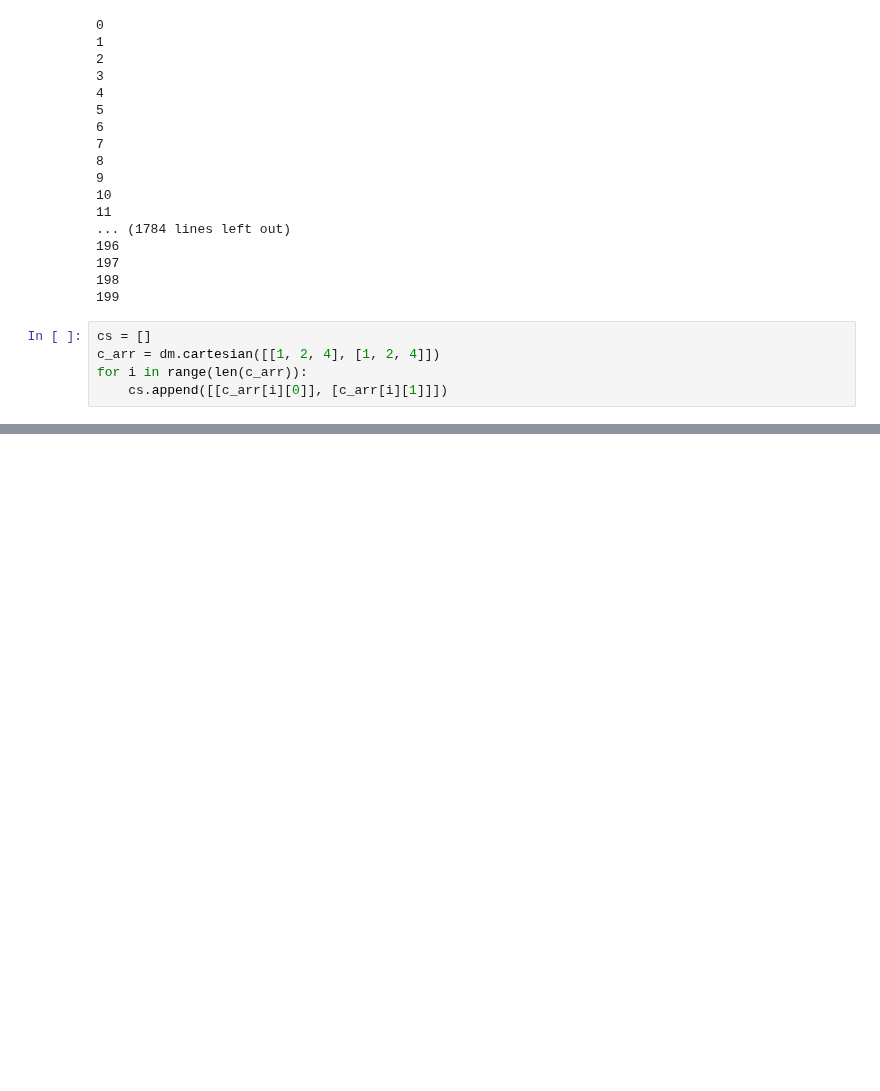
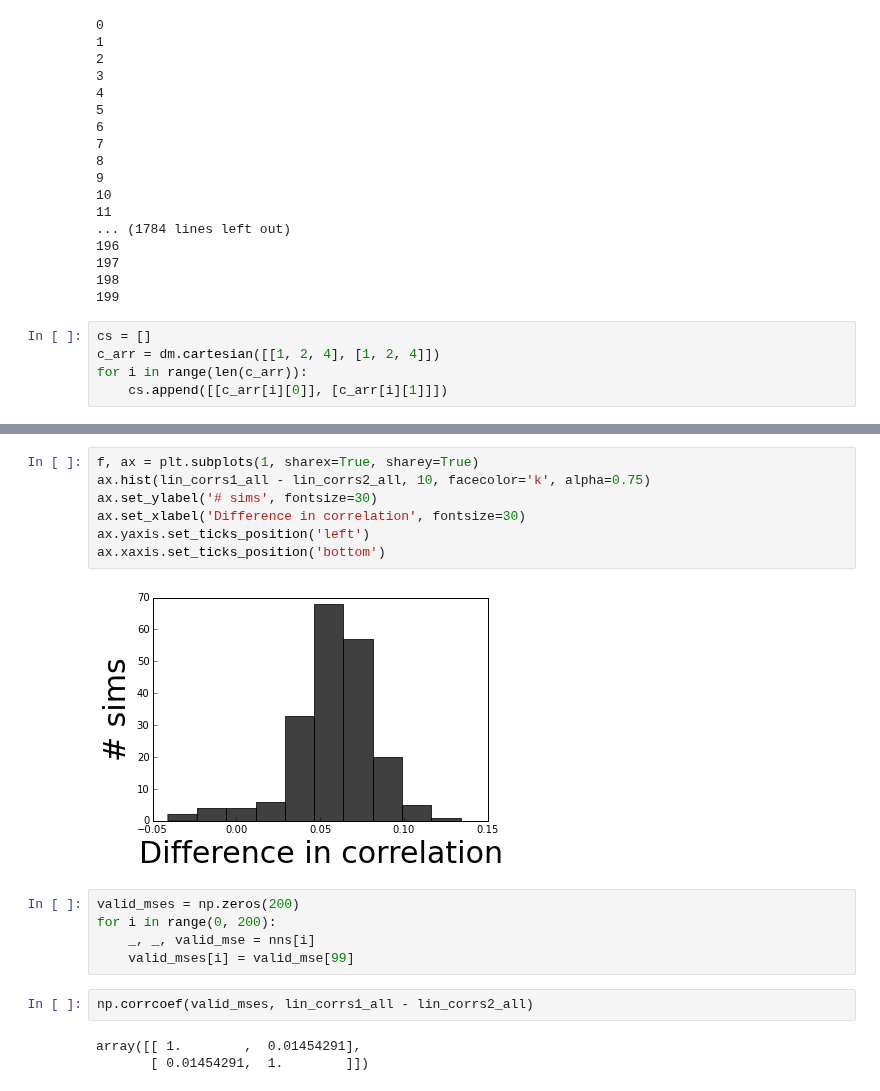
Before and after one commit to NYUMaLab/Divisive_Normalization_Project, a Jupyter notebook: Code/Demixing/Demixing Precision Readout.ipynb, the cells around one changed output, grey strips where cells are left out. Saved outputs shown, nothing was run; the diff lists cells and outputs as text; blank space fills up the shorter version.

```diff
--- a/Code/Demixing/Demixing Precision Readout.ipynb
+++ b/Code/Demixing/Demixing Precision Readout.ipynb
@@ -423,0 +477,19 @@ np.max(lin_corrs1)
+# %%
+f, ax = plt.subplots(1, sharex=True, sharey=True)
+ax.hist(lin_corrs1_all - lin_corrs2_all, 10, facecolor='k', alpha=0.75)
+ax.set_ylabel('# sims', fontsize=30)
+ax.set_xlabel('Difference in correlation', fontsize=30)
+ax.yaxis.set_ticks_position('left')
+ax.xaxis.set_ticks_position('bottom')
+# %% [output]
+[figure, added]
+# %%
+valid_mses = np.zeros(200)
+for i in range(0, 200):
+    _, _, valid_mse = nns[i]
+    valid_mses[i] = valid_mse[99]
+# %%
+np.corrcoef(valid_mses, lin_corrs1_all - lin_corrs2_all)
+# %% [output]
+array([[ 1.        ,  0.01454291],
+       [ 0.01454291,  1.        ]])
```
Also changed, not shown: parts of 4 cells of this notebook.
